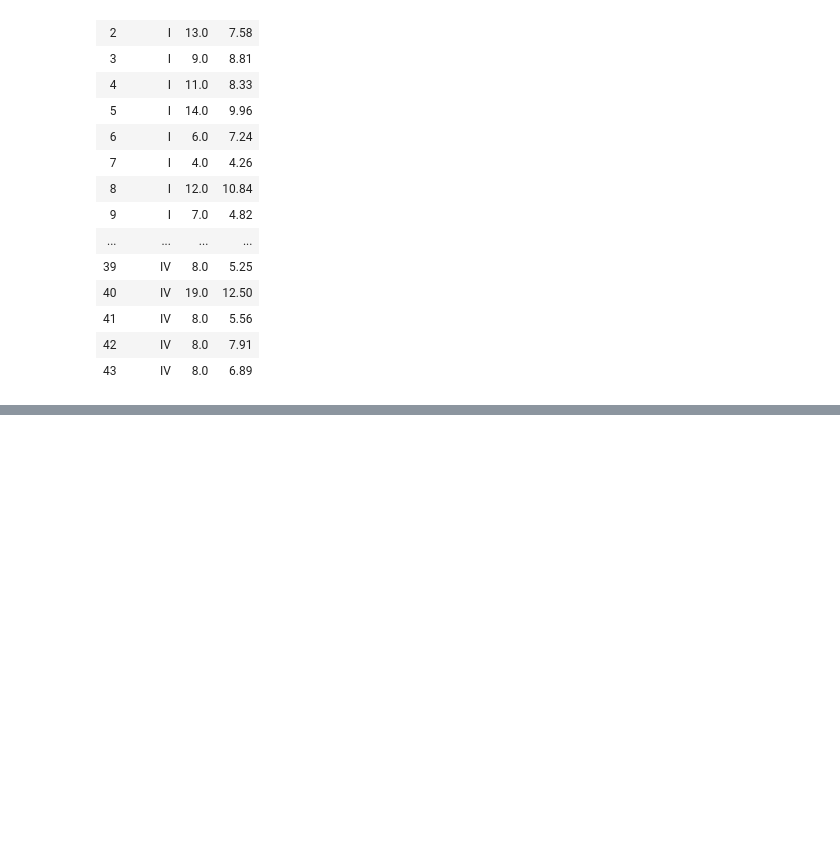
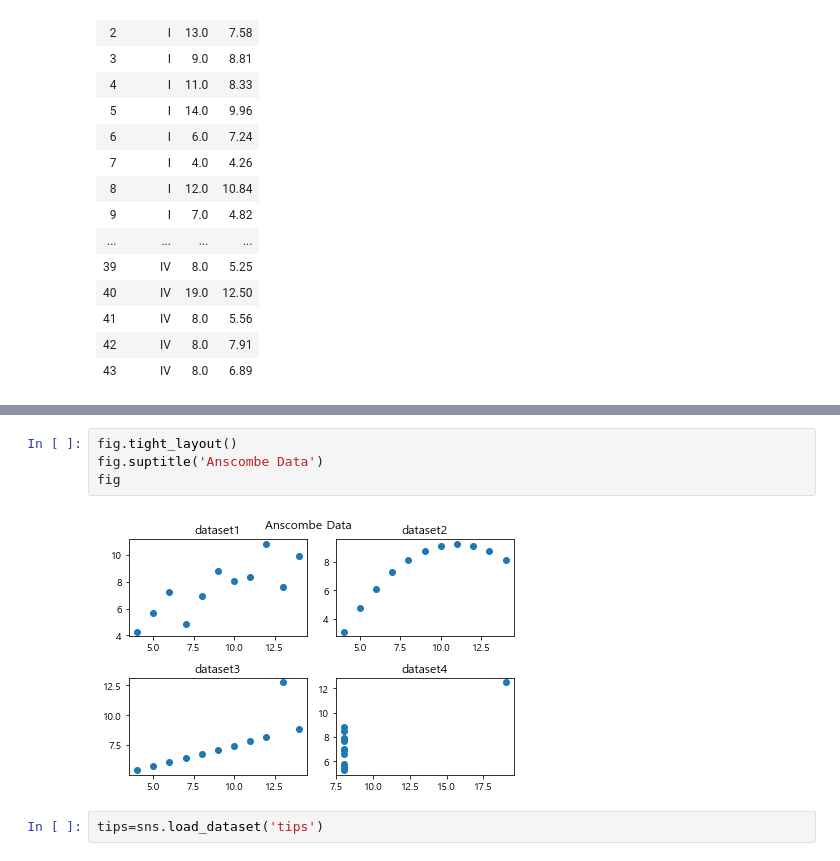
Before and after one commit to SungeunAn/TIL_new, a Jupyter notebook: 데이터 다루기/Day26.ipynb, the cells around one changed output, grey strips where cells are left out. Cells and saved outputs as stored; diff of their text form; blank space fills up the shorter version.

```diff
--- a/데이터 다루기/Day26.ipynb
+++ b/데이터 다루기/Day26.ipynb
@@ -436,0 +455,8 @@ anscombe[anscombe.dataset=='IV']
+# %%
+fig.tight_layout()
+fig.suptitle('Anscombe Data')
+fig
+# %% [output]
+[figure, added]
+# %%
+tips=sns.load_dataset('tips')
```
Also changed, not shown: parts of 9 cells of this notebook.
